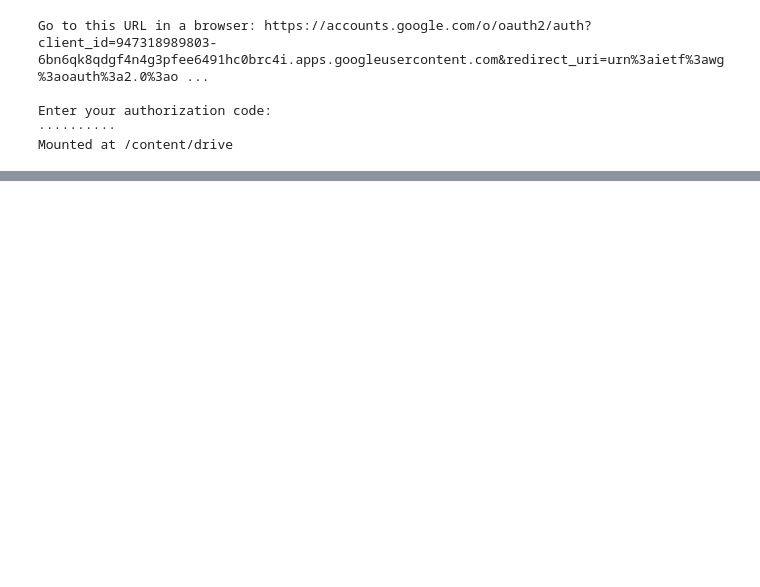
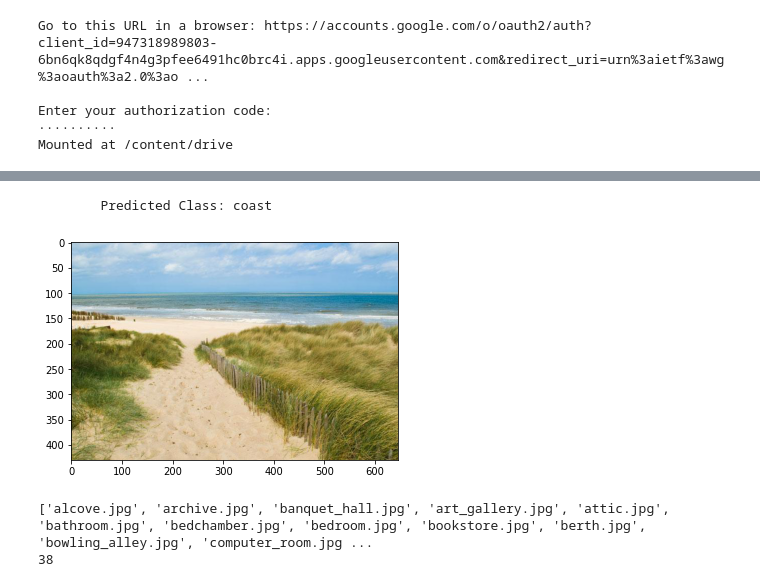
Before and after one commit to swastipriya/Deep-Learning, a Jupyter notebook: OpenVino.ipynb, the cells around one changed output, grey strips where cells are left out. Drawn from its saved outputs; the diff is of its cells as text; code cells hidden in the pictures; blank space fills up the shorter version.

```diff
--- a/OpenVino.ipynb
+++ b/OpenVino.ipynb
@@ -30,0 +23,15 @@ from torchsummary import summary
+# %%
+# th architecture to use
+arch = 'resnet50'
+
+# load the pre-trained weights
+model_file = '%s_places365.pth.tar' % arch
+if not os.access(model_file, os.W_OK):
+    weight_url = 'http://places2.csail.mit.edu/models_places365/' + model_file
+    os.system('wget ' + weight_url)
+# %%
+model = models.__dict__[arch](num_classes=365)
+checkpoint = torch.load(model_file, map_location=lambda storage, loc: storage)
+state_dict = {str.replace(k,'module.',''): v for k,v in checkpoint['state_dict'].items()}
+model.load_state_dict(state_dict)
+model.eval()
@@ -30,0 +80,21 @@ from torchsummary import summary
+# %%
+# load the test image
+img_name = '1.jpg'
+if not os.access(img_name, os.W_OK):
+    img_url = 'http://places.csail.mit.edu/demo/' + img_name
+    os.system('wget ' + img_url)
+
+img = Image.open(img_name)
+# print(img.shape)
+input_img = V(centre_crop(img).unsqueeze(0))
+print(input_img.shape)
+
+# forward pass
+logit = model(input_img)
+h_x = F.softmax(logit, 1).data.squeeze()
+probs, idx = h_x.sort(0, True)
+
+print('{} prediction on {}'.format(arch,img_name))
+# output the prediction
+for i in range(0, 5):
+    print('{:.3f} -> {}'.format(probs[i], classes[idx[i]]))
@@ -31 +109,7 @@ from torchsummary import summary
+# %%
+plt.imshow(img)
+print('\tPredicted Class:', classes[idx[0]])
+# %% [output]
+        Predicted Class: coast
+[figure, added]
 # %%
@@ -32,0 +117,10 @@ the_model = torch.load('/content/drive/My Drive/00_openvino/resnet50_places365.p
+# %%
+image_names = image_names[1:]
+image_names = image_names[:-1]
+print(image_names)
+
+# print(image_names)
+print(len(image_names))
+# %% [output]
+['alcove.jpg', 'archive.jpg', 'banquet_hall.jpg', 'art_gallery.jpg', 'attic.jpg', 'bathroom.jpg', 'bedchamber.jpg', 'bedroom.jpg', 'bookstore.jpg', 'berth.jpg', 'bowling_alley.jpg', 'computer_room.jpg ...
+38
```
Also changed, not shown: parts of 29 cells of this notebook.
